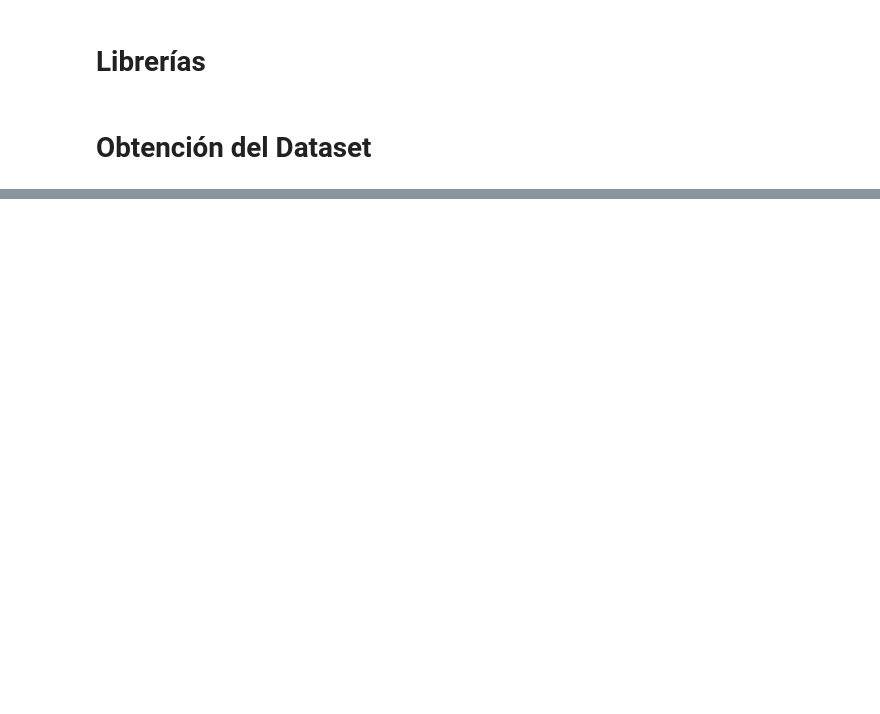
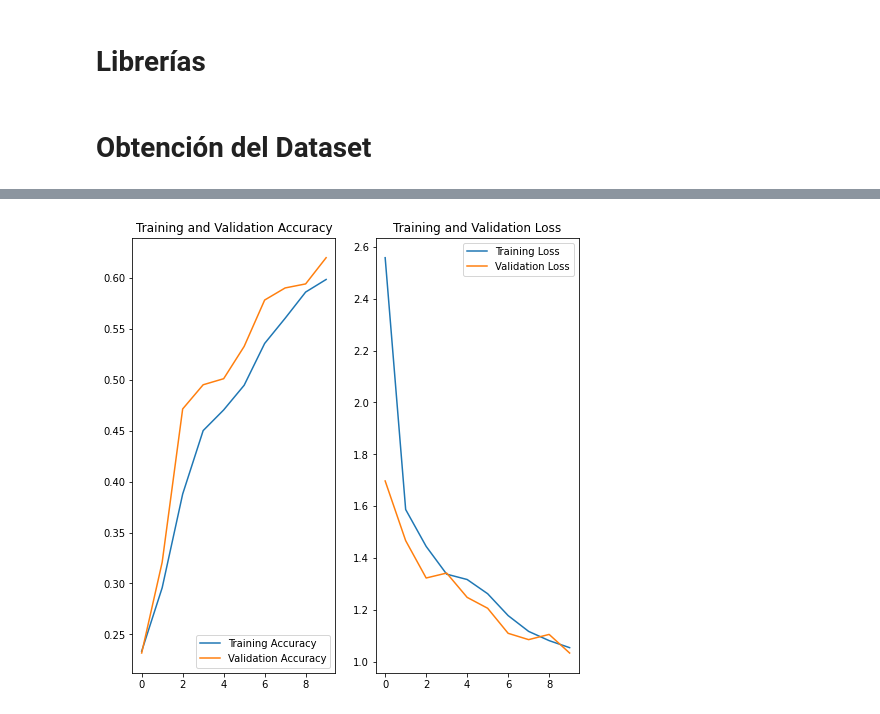
Before and after one commit to JuanC-Fandino/RedClasificacionResiduos, a Jupyter notebook: RedClasificacion.ipynb, the cells around one changed output, grey strips where cells are left out. Saved outputs shown, nothing was run; the diff lists cells and outputs as text; code cells hidden in the pictures; blank space fills up the shorter version.

```diff
--- a/RedClasificacion.ipynb
+++ b/RedClasificacion.ipynb
@@ -19,0 +20,11 @@ from sklearn.model_selection import train_test_split
+# %%
+DIR = "/content/RedClasificacionResiduos/dataset"
+alto_img = 256
+ancho_img = 256
+batch_size = 128
+train_dataset = tf.keras.preprocessing.image_dataset_from_directory(DIR, validation_split=0.2, subset="training", batch_size=batch_size, smart_resize=True, image_size=(alto_img, ancho_img), seed=25)
+test_dataset = tf.keras.preprocessing.image_dataset_from_directory(DIR, validation_split=0.2, subset="validation", batch_size=batch_size, smart_resize=True, image_size=(alto_img, ancho_img), seed=25)
+
+clases = train_dataset.class_names
+total_clases = len(train_dataset.class_names)
+print(clases)
@@ -19,0 +43,5 @@ from sklearn.model_selection import train_test_split
+# %%
+AUTOTUNE = tf.data.AUTOTUNE
+
+train_dataset = train_dataset.prefetch(buffer_size=AUTOTUNE)
+test_dataset = test_dataset.prefetch(buffer_size=AUTOTUNE)
@@ -19,0 +117,20 @@ from sklearn.model_selection import train_test_split
+# %%
+epochs_range = range(epochs)
+
+import matplotlib.pyplot as plt
+
+plt.figure(figsize=(8, 8))
+plt.subplot(1, 2, 1)
+plt.plot(epochs_range, acc, label='Training Accuracy')
+plt.plot(epochs_range, val_acc, label='Validation Accuracy')
+plt.legend(loc='lower right')
+plt.title('Training and Validation Accuracy')
+
+plt.subplot(1, 2, 2)
+plt.plot(epochs_range, loss, label='Training Loss')
+plt.plot(epochs_range, val_loss, label='Validation Loss')
+plt.legend(loc='upper right')
+plt.title('Training and Validation Loss')
+plt.show()
+# %% [output]
+[figure, added]
```
Also changed, not shown: parts of 8 cells of this notebook.
